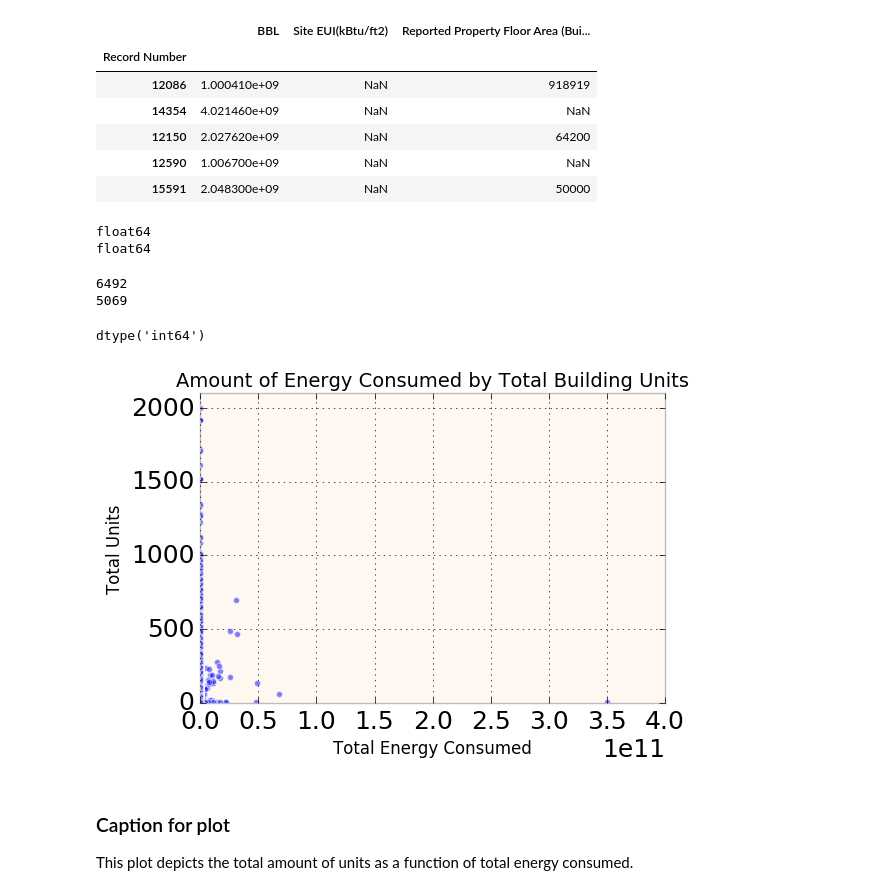
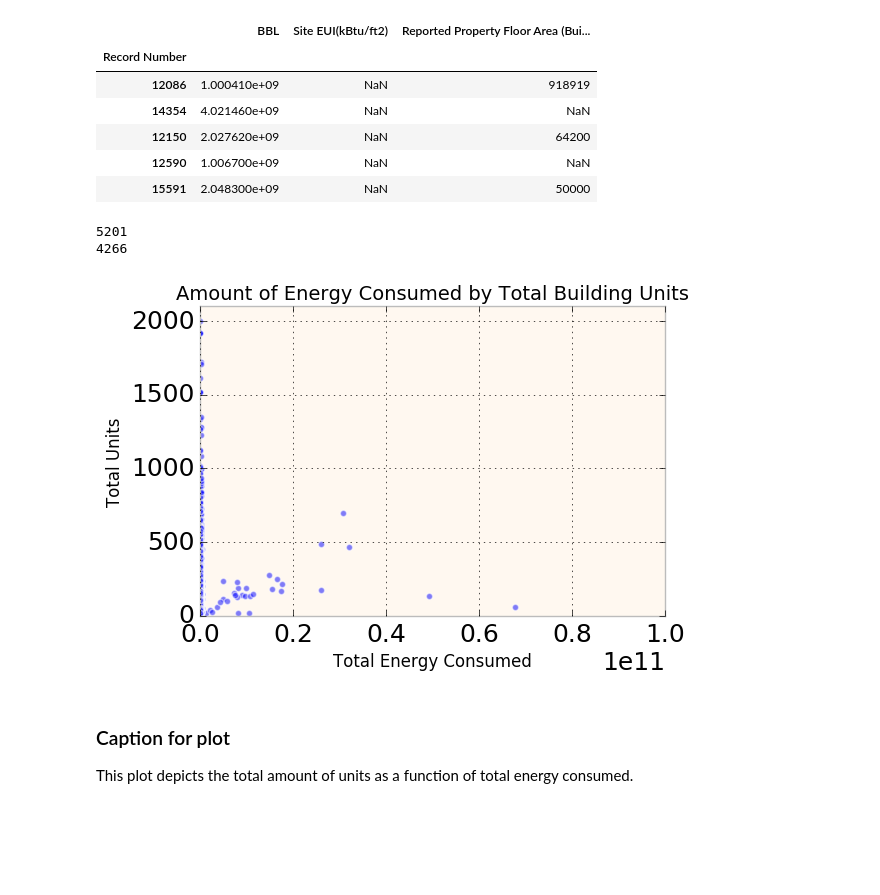
Before and after one commit to kristikorsberg/PUI2016, a Jupyter notebook: HW6_kk3374/HW6_kk3374.ipynb, the cells around one changed output. Saved outputs shown, nothing was run; the diff lists cells and outputs as text; code cells hidden in the pictures; blank space fills up the shorter version.

```diff
--- a/HW6_kk3374/HW6_kk3374.ipynb
+++ b/HW6_kk3374/HW6_kk3374.ipynb
@@ -193,6 +137,6 @@ units_reduced['UnitsTotal'] = units['UnitsTotal']
 # %%
-energy2 = energy2.rename(columns = {'NYC Borough, Block, and Lot (BBL)':'BBL'})
-energy2.head()
+energy = energy.rename(columns = {'NYC Borough, Block, and Lot (BBL)':'BBL'})
+energy.head()
 # %% [output]
 |  | BBL | Site EUI(kBtu/ft2) | Reported Property Floor Area (Bui... |
 | Record Number |  |  |  |
@@ -202,41 +146,31 @@ energy2.head()
 | 12590 | 1.006700e+09 | NaN | NaN |
 | 15591 | 2.048300e+09 | NaN | 50000 |
 # %%
-#energy2['NYC Borough, Block, and Lot (BBL)'] = energy2['NYC Borough, Block, and Lot (BBL)'].astype(float)
-energy2['Site EUI(kBtu/ft2)'] = energy2['Site EUI(kBtu/ft2)'].astype(float)
-energy2['Reported Property Floor Area (Building(s)) (ft²)'] = energy2['Reported Property Floor Area (Building(s)) (ft²)'].astype(float)
+energy['Site EUI(kBtu/ft2)'] = energy['Site EUI(kBtu/ft2)'].astype(float)
+energy['Reported Property Floor Area (Building(s)) (ft²)'] = energy['Reported Property Floor Area (Building(s)) (ft²)'].astype(float)
-# %%
-print(np.dtype(energy2['Site EUI(kBtu/ft2)']))
-print(np.dtype(energy2['Reported Property Floor Area (Building(s)) (ft²)']))
-
-energy2['EnergyTotal'] = energy2['Site EUI(kBtu/ft2)'] * energy2['Reported Property Floor Area (Building(s)) (ft²)']
-# %% [output]
-float64
-float64
+# %%
+#create new columns for total energy consumption
+energy['EnergyTotal'] = energy['Site EUI(kBtu/ft2)'] * energy['Reported Property Floor Area (Building(s)) (ft²)']
 # %%
-merged = pd.merge(energy2, units_reduced, on='BBL')
+merged = pd.merge(energy, units, on='BBL')
 merged.head()
 print(len(merged))
-merged_dropped = merged.dropna()
-print(len(merged_dropped))
+merged = merged.dropna()
+print(len(merged))
 # %% [output]
-6492
-5069
+5201
+4266
 # %%
 #scatter_matrix (merged_dropped, s=30, figsize=(16, 16))
-# %%
-np.dtype(merged['UnitsTotal'])
-# %% [output]
-dtype('int64')
 # %%
 pl.scatter(x=merged['EnergyTotal'], y=merged['UnitsTotal'],alpha=0.5)
-pl.axis([-5, 4e11, -5, 2100])
+pl.axis([-5, 1e11, -5, 2100])
 pl.title('Amount of Energy Consumed by Total Building Units', fontsize=14)
 pl.xlabel('Total Energy Consumed', fontsize=12)
 pl.ylabel('Total Units', fontsize=12)
 pl.show()
 # %% [output]
-[figure, old version]
+[figure, new version]
 # %% [markdown]
 ### Caption for plot
 This plot depicts the total amount of units as a function of total energy consumed.
```
Also changed, not shown: parts of 57 cells of this notebook.
